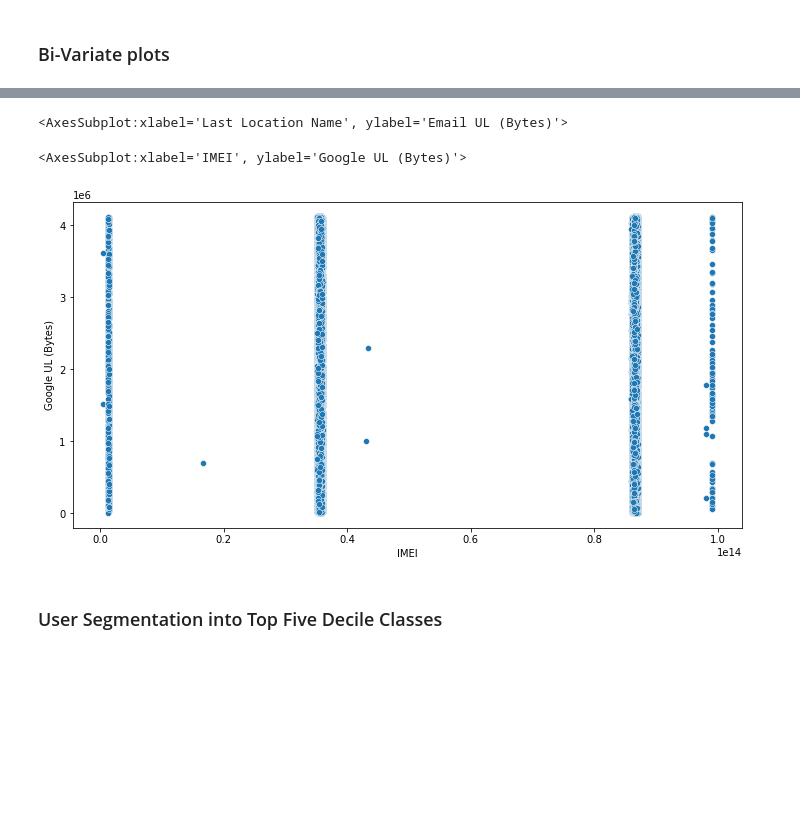
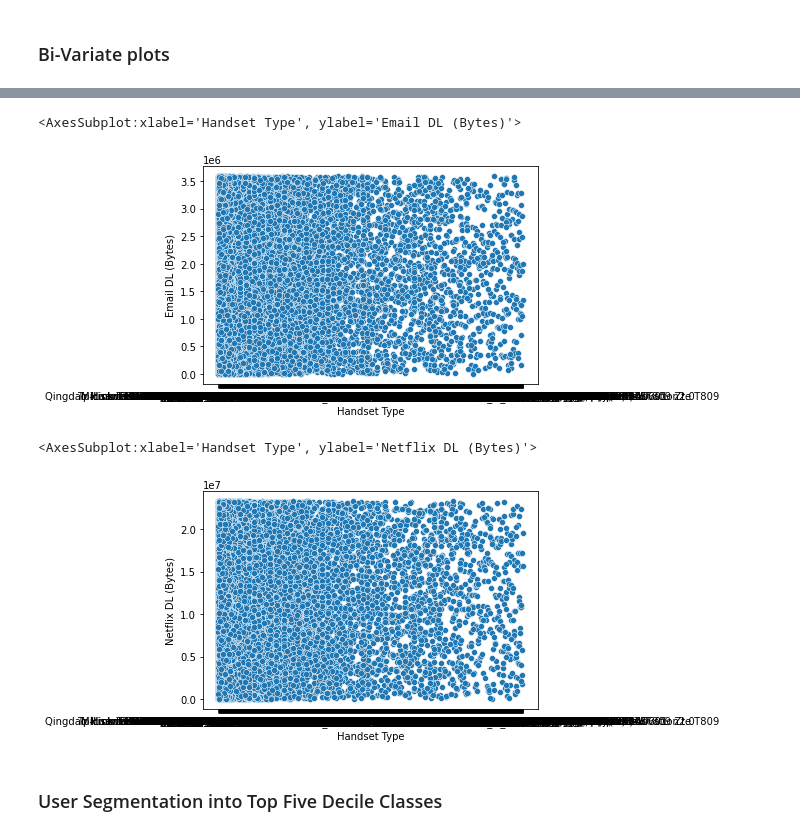
Before and after one commit to degagawolde/User-Analytics-Telecommunication-Industry, a Jupyter notebook: notebook/User-Overview-Analysis.ipynb, the cells around one changed output, grey strips where cells are left out. Cells and saved outputs as stored; diff of their text form; code cells hidden in the pictures; blank space fills up the shorter version.

```diff
--- a/notebook/User-Overview-Analysis.ipynb
+++ b/notebook/User-Overview-Analysis.ipynb
@@ -459,14 +459,15 @@ sns.scatterplot(data=clean_data[:1000], x="Last Location Name",
 # %%
-sns.scatterplot(data=clean_data, x="Last Location Name",
-                y='Email UL (Bytes)')
+sns.scatterplot(data=clean_data, x="Handset Type",
+                y='Email DL (Bytes)')
 # %% [output]
-<AxesSubplot:xlabel='Last Location Name', ylabel='Email UL (Bytes)'>
+<AxesSubplot:xlabel='Handset Type', ylabel='Email DL (Bytes)'>
+[figure, added]
 # %%
-sns.scatterplot(data=clean_data, x="IMEI",
-                y='Google UL (Bytes)')
+sns.scatterplot(data=clean_data, x="Handset Type",
+                y='Netflix DL (Bytes)')
 # %% [output]
-<AxesSubplot:xlabel='IMEI', ylabel='Google UL (Bytes)'>
+<AxesSubplot:xlabel='Handset Type', ylabel='Netflix DL (Bytes)'>
-[figure, old version]
+[figure, new version]
 # %%
 columns = get_column_with_string(clean_data, 'Bytes')
 
```
Also changed, not shown: parts of 1 cell of this notebook.
